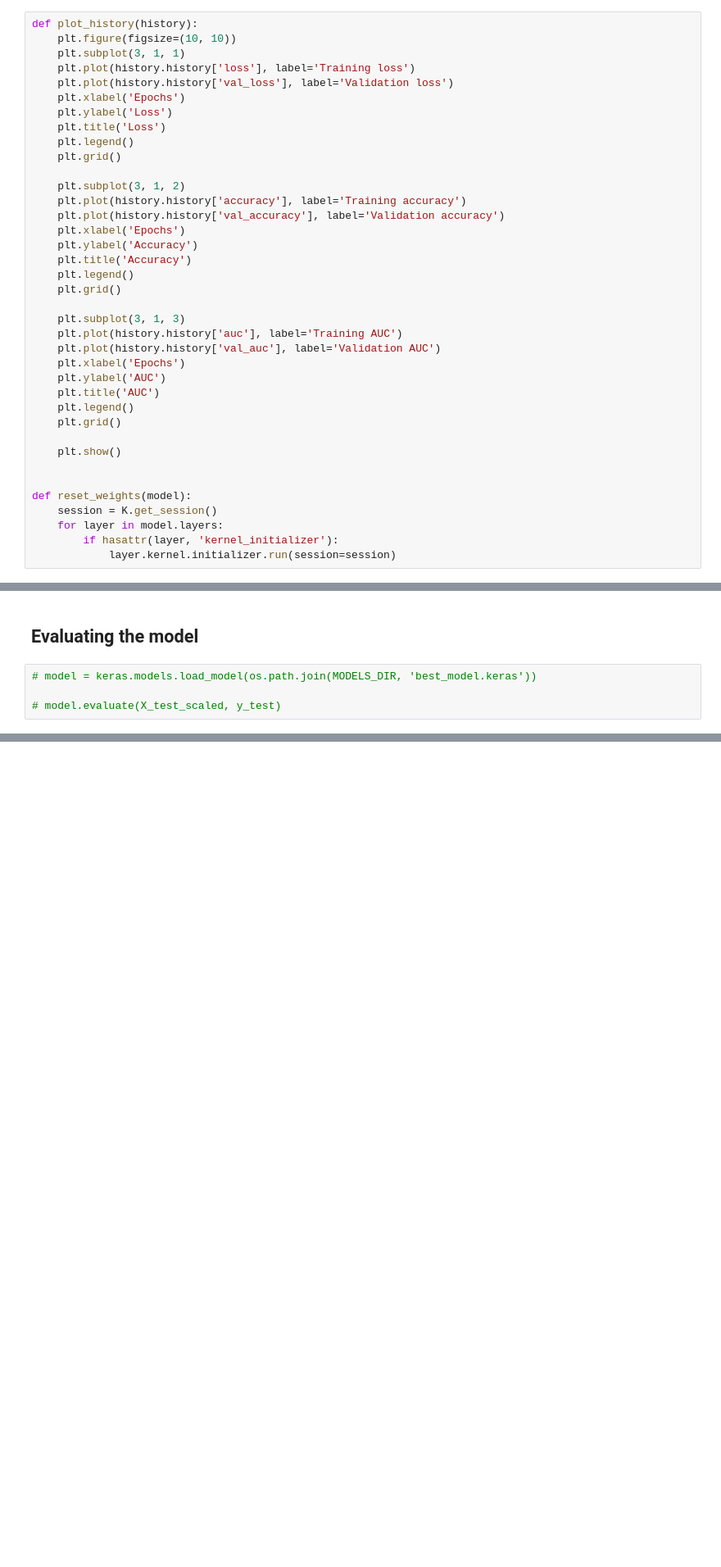
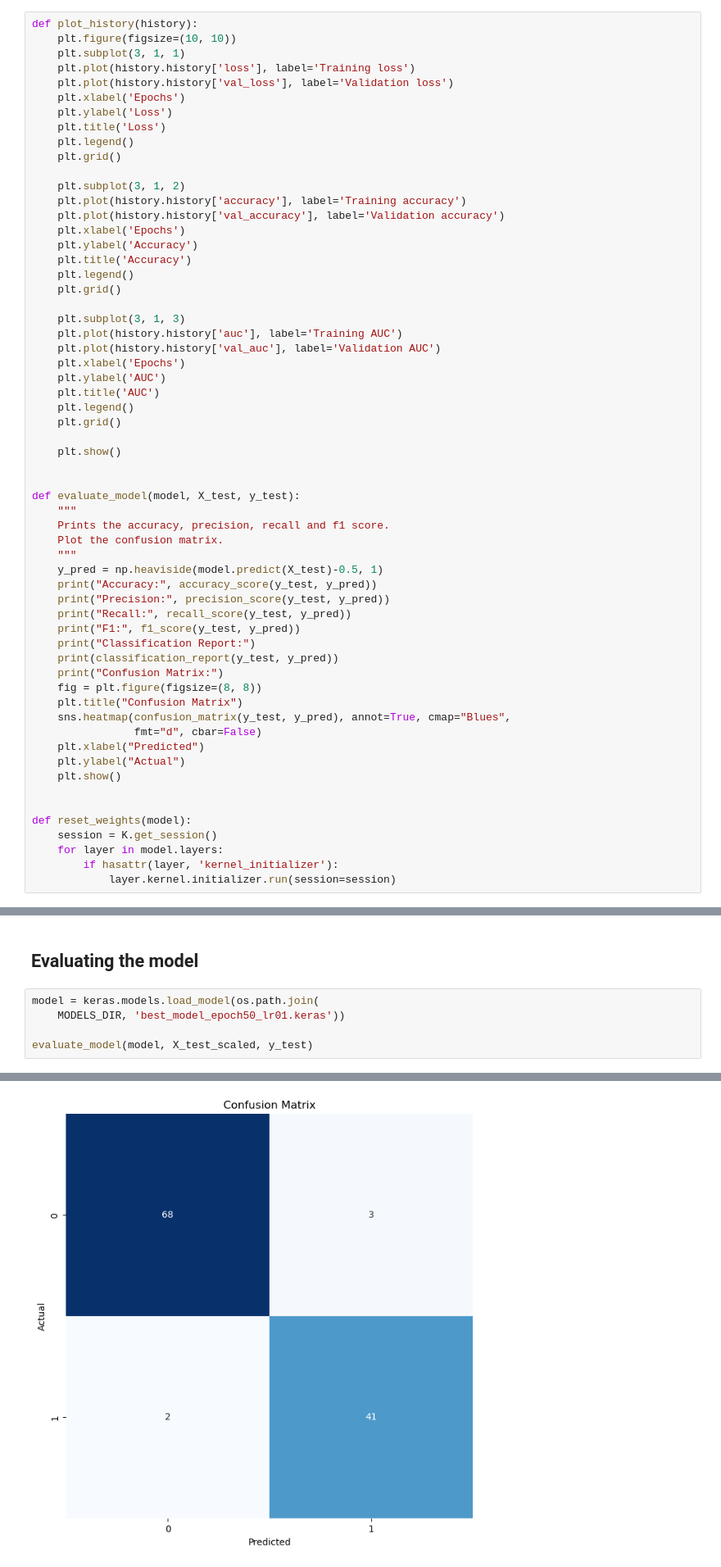
Before and after one commit to ErfanRasti/DataMining-Projects, a Jupyter notebook: MultiLayerPerceptronProject/main.ipynb, the cells around one changed output, grey strips where cells are left out. Shown at 82% size. Saved outputs shown, nothing was run; the diff lists cells and outputs as text; blank space fills up the shorter version.

Commit message:
Evaluating the model

```diff
--- a/MultiLayerPerceptronProject/main.ipynb
+++ b/MultiLayerPerceptronProject/main.ipynb
@@ -53,6 +55,28 @@ def plot_history(history):
     plt.show()
 
 
+def evaluate_model(model, X_test, y_test):
+    """
+    Prints the accuracy, precision, recall and f1 score.
+    Plot the confusion matrix.
+    """
+    y_pred = np.heaviside(model.predict(X_test)-0.5, 1)
+    print("Accuracy:", accuracy_score(y_test, y_pred))
+    print("Precision:", precision_score(y_test, y_pred))
+    print("Recall:", recall_score(y_test, y_pred))
+    print("F1:", f1_score(y_test, y_pred))
+    print("Classification Report:")
+    print(classification_report(y_test, y_pred))
+    print("Confusion Matrix:")
+    fig = plt.figure(figsize=(8, 8))
+    plt.title("Confusion Matrix")
+    sns.heatmap(confusion_matrix(y_test, y_pred), annot=True, cmap="Blues",
+                fmt="d", cbar=False)
+    plt.xlabel("Predicted")
+    plt.ylabel("Actual")
+    plt.show()
+
+
 def reset_weights(model):
     session = K.get_session()
     for layer in model.layers:
@@ -596,6 +620,8 @@ plot_history(history)
 # %% [markdown]
 ## Evaluating the model
 # %%
-# model = keras.models.load_model(os.path.join(MODELS_DIR, 'best_model.keras'))
+model = keras.models.load_model(os.path.join(
+    MODELS_DIR, 'best_model_epoch50_lr01.keras'))
 
-# model.evaluate(X_test_scaled, y_test)
+evaluate_model(model, X_test_scaled, y_test)
+# %% [output]
@@ -601,0 +644 @@ plot_history(history)
+[figure, added]
```
Also changed, not shown: parts of 11 cells of this notebook.
